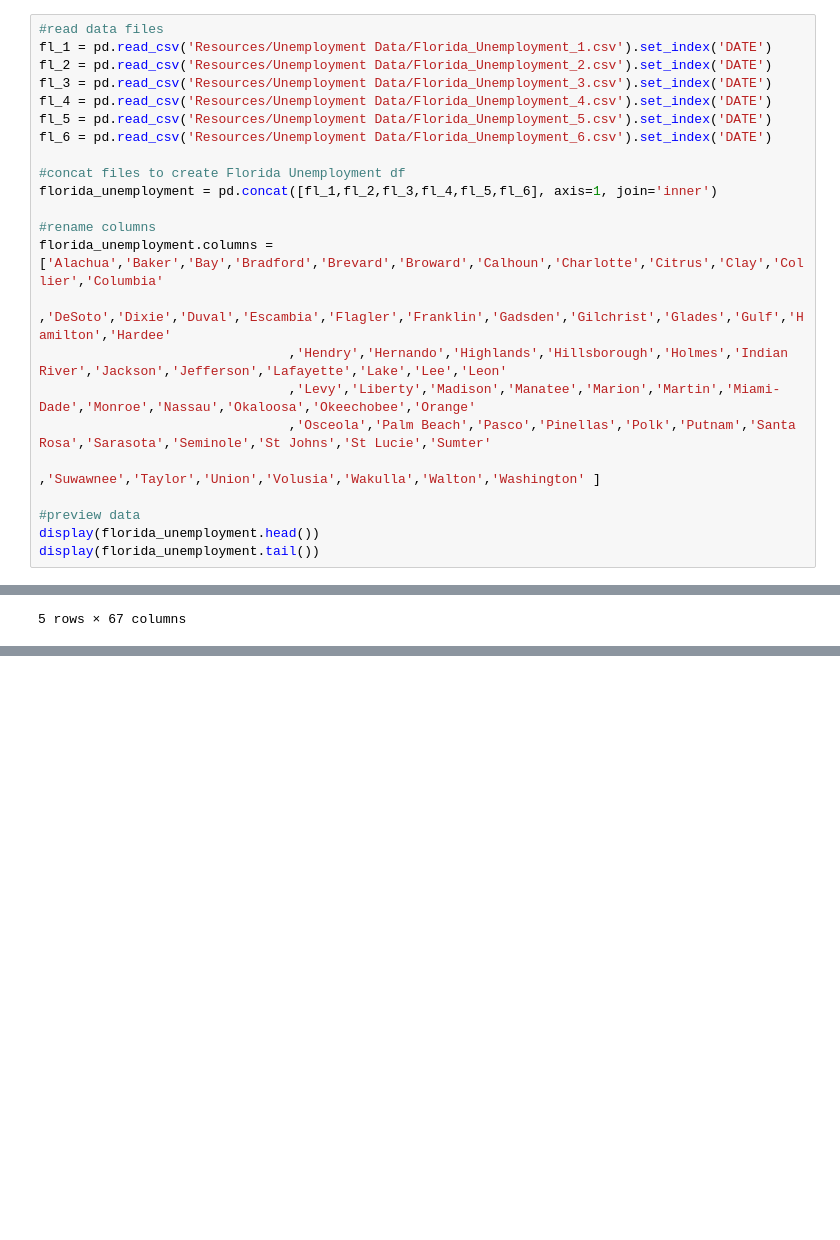
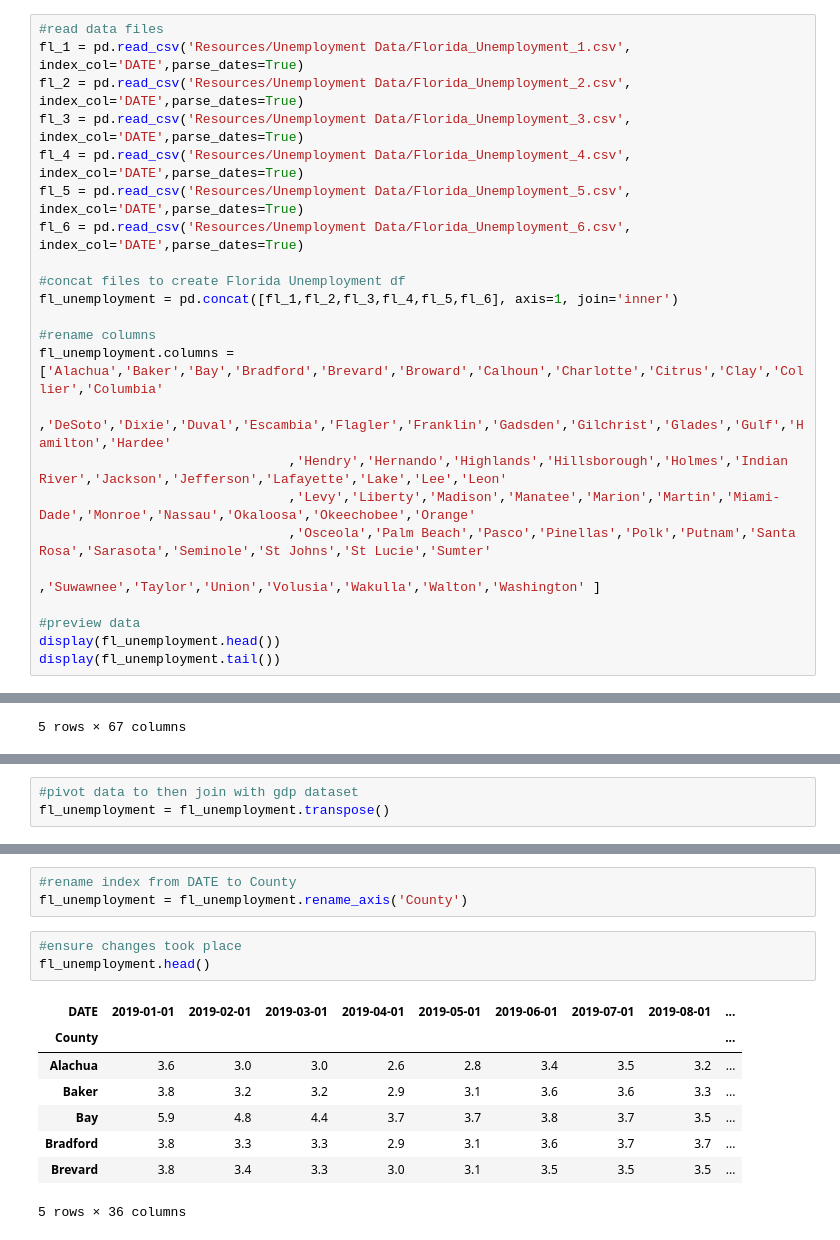
Before and after one commit to UDoWhile/Project-1, a Jupyter notebook: main_angelica.ipynb, the cells around one changed output, grey strips where cells are left out. Cells and saved outputs as stored; diff of their text form; blank space fills up the shorter version.

Commit message:
unemployment index data for 2019-2021

```diff
--- a/main_angelica.ipynb
+++ b/main_angelica.ipynb
@@ -6,18 +6,18 @@ import pandas as pd
 #import requests
 # %%
 #read data files
-fl_1 = pd.read_csv('Resources/Unemployment Data/Florida_Unemployment_1.csv').set_index('DATE')
-fl_2 = pd.read_csv('Resources/Unemployment Data/Florida_Unemployment_2.csv').set_index('DATE')
-fl_3 = pd.read_csv('Resources/Unemployment Data/Florida_Unemployment_3.csv').set_index('DATE')
-fl_4 = pd.read_csv('Resources/Unemployment Data/Florida_Unemployment_4.csv').set_index('DATE')
-fl_5 = pd.read_csv('Resources/Unemployment Data/Florida_Unemployment_5.csv').set_index('DATE')
-fl_6 = pd.read_csv('Resources/Unemployment Data/Florida_Unemployment_6.csv').set_index('DATE')
+fl_1 = pd.read_csv('Resources/Unemployment Data/Florida_Unemployment_1.csv', index_col='DATE',parse_dates=True)
+fl_2 = pd.read_csv('Resources/Unemployment Data/Florida_Unemployment_2.csv', index_col='DATE',parse_dates=True)
+fl_3 = pd.read_csv('Resources/Unemployment Data/Florida_Unemployment_3.csv', index_col='DATE',parse_dates=True)
+fl_4 = pd.read_csv('Resources/Unemployment Data/Florida_Unemployment_4.csv', index_col='DATE',parse_dates=True)
+fl_5 = pd.read_csv('Resources/Unemployment Data/Florida_Unemployment_5.csv', index_col='DATE',parse_dates=True)
+fl_6 = pd.read_csv('Resources/Unemployment Data/Florida_Unemployment_6.csv', index_col='DATE',parse_dates=True)
 
 #concat files to create Florida Unemployment df
-florida_unemployment = pd.concat([fl_1,fl_2,fl_3,fl_4,fl_5,fl_6], axis=1, join='inner')
+fl_unemployment = pd.concat([fl_1,fl_2,fl_3,fl_4,fl_5,fl_6], axis=1, join='inner')
 
 #rename columns
-florida_unemployment.columns = ['Alachua','Baker','Bay','Bradford','Brevard','Broward','Calhoun','Charlotte','Citrus','Clay','Collier','Columbia'
+fl_unemployment.columns = ['Alachua','Baker','Bay','Bradford','Brevard','Broward','Calhoun','Charlotte','Citrus','Clay','Collier','Columbia'
                                 ,'DeSoto','Dixie','Duval','Escambia','Flagler','Franklin','Gadsden','Gilchrist','Glades','Gulf','Hamilton','Hardee'
                                 ,'Hendry','Hernando','Highlands','Hillsborough','Holmes','Indian River','Jackson','Jefferson','Lafayette','Lake','Lee','Leon'
                                 ,'Levy','Liberty','Madison','Manatee','Marion','Martin','Miami-Dade','Monroe','Nassau','Okaloosa','Okeechobee','Orange'
@@ -25,8 +25,8 @@ florida_unemployment.columns = ['Alachua','Baker','Bay','Bradford','Brevard','Br
                                 ,'Suwawnee','Taylor','Union','Volusia','Wakulla','Walton','Washington' ]
 
 #preview data
-display(florida_unemployment.head())
-display(florida_unemployment.tail())
+display(fl_unemployment.head())
+display(fl_unemployment.tail())
 # %% [output]
 |  | Alachua | Baker | Bay | Bradford | Brevard | Broward | Calhoun | Charlotte | Citrus | Clay | ... | ... |
 | DATE |  |  |  |  |  |  |  |  |  |  |  | ... |
@@ -46,0 +57,3 @@ display(florida_unemployment.tail())
+# %%
+#pivot data to then join with gdp dataset
+fl_unemployment = fl_unemployment.transpose()
@@ -46,0 +86,15 @@ display(florida_unemployment.tail())
+# %%
+#rename index from DATE to County
+fl_unemployment = fl_unemployment.rename_axis('County')
+# %%
+#ensure changes took place
+fl_unemployment.head()
+# %% [output]
+| DATE | 2019-01-01 | 2019-02-01 | 2019-03-01 | 2019-04-01 | 2019-05-01 | 2019-06-01 | 2019-07-01 | 2019-08-01 | ... |
+| County |  |  |  |  |  |  |  |  | ... |
+| Alachua | 3.6 | 3.0 | 3.0 | 2.6 | 2.8 | 3.4 | 3.5 | 3.2 | ... |
+| Baker | 3.8 | 3.2 | 3.2 | 2.9 | 3.1 | 3.6 | 3.6 | 3.3 | ... |
+| Bay | 5.9 | 4.8 | 4.4 | 3.7 | 3.7 | 3.8 | 3.7 | 3.5 | ... |
+| Bradford | 3.8 | 3.3 | 3.3 | 2.9 | 3.1 | 3.6 | 3.7 | 3.7 | ... |
+| Brevard | 3.8 | 3.4 | 3.3 | 3.0 | 3.1 | 3.5 | 3.5 | 3.5 | ... |
+5 rows × 36 columns
```
Also changed, not shown: parts of 3 cells of this notebook.
